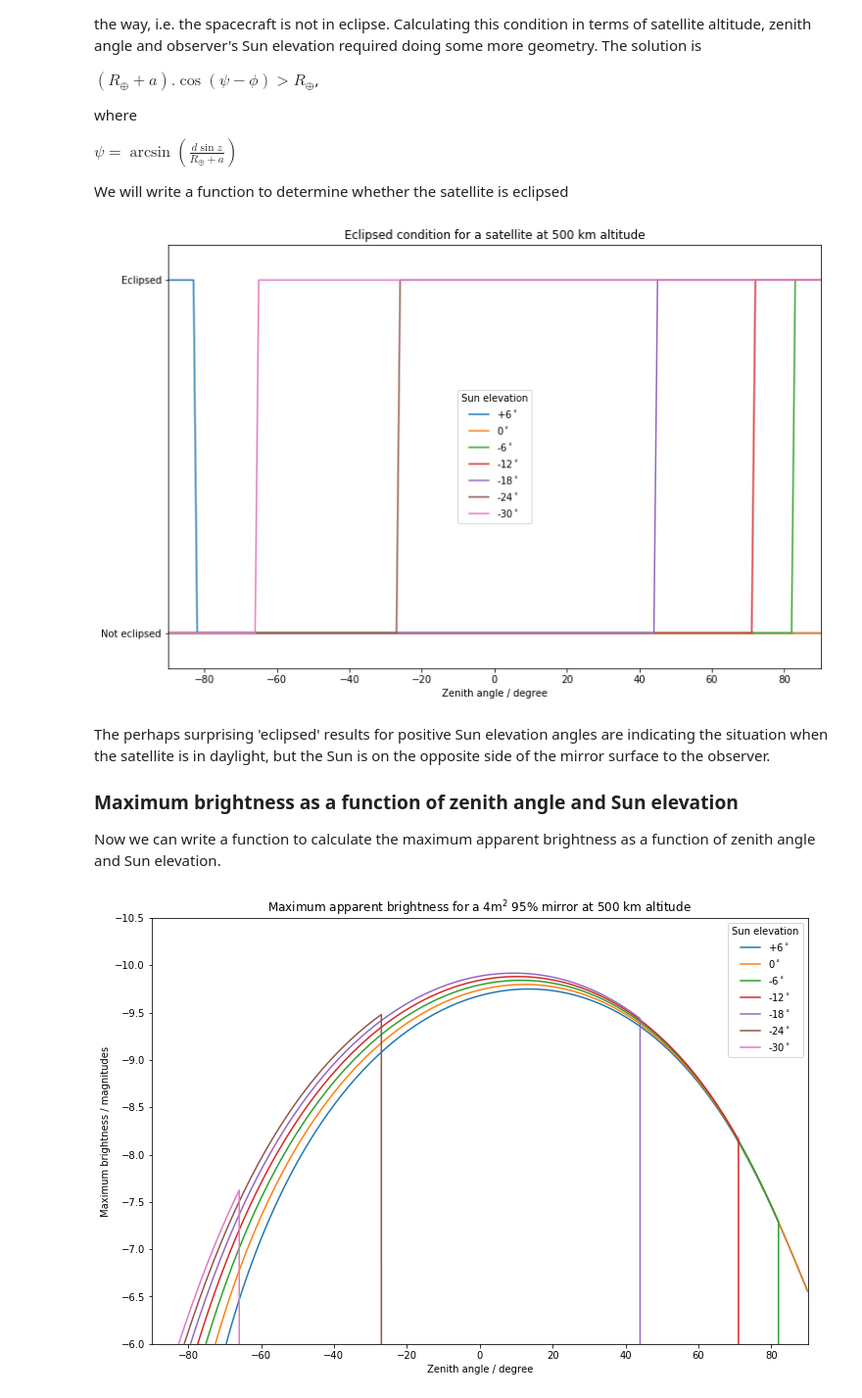
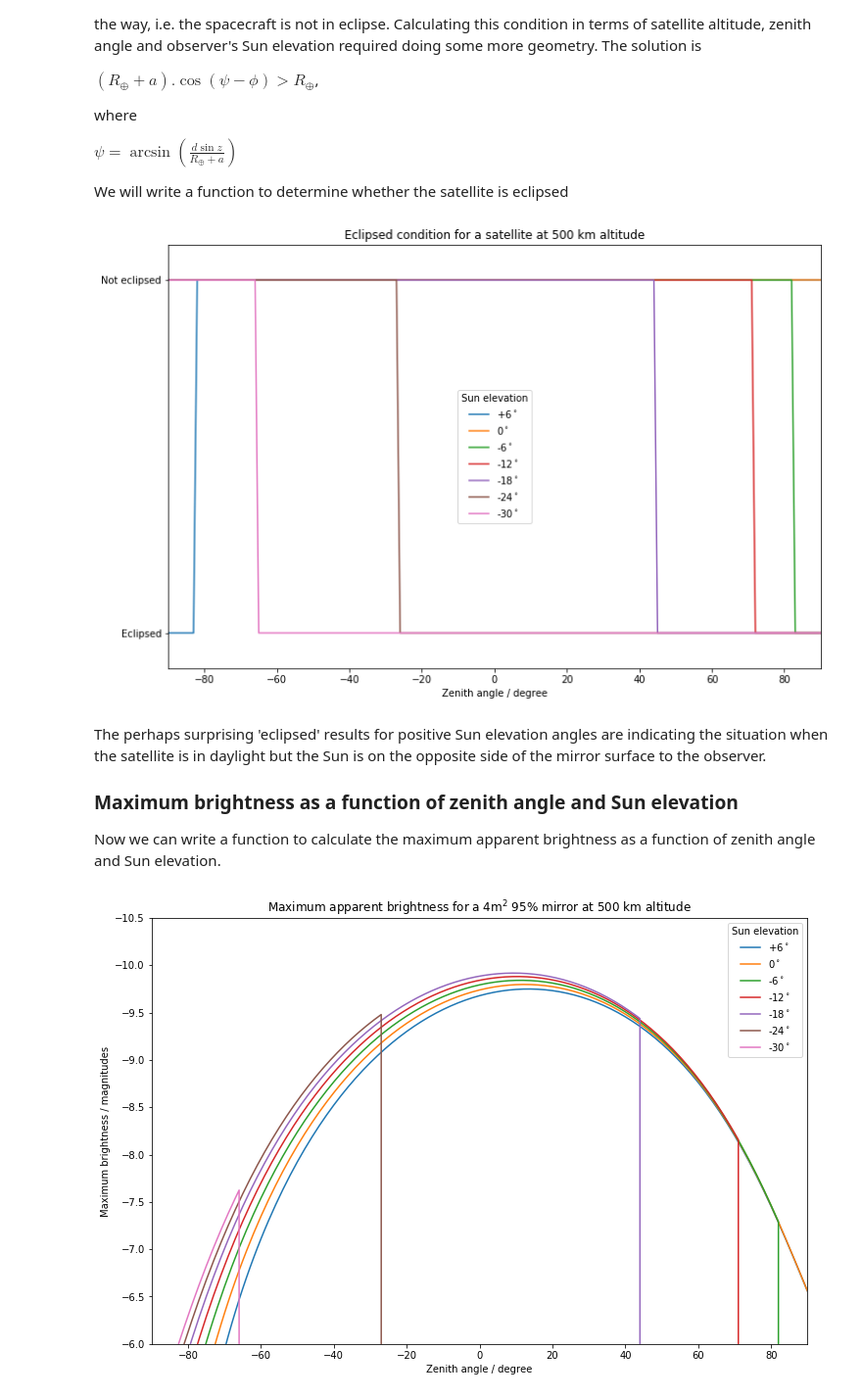
Before and after one commit to AnthonyHorton/spacecraftspotting, a Jupyter notebook: Mirror satellite brightness.ipynb, the cells around one changed output. Shown at 98% size. Drawn from its saved outputs; the diff is of its cells as text; code cells hidden in the pictures.

```diff
--- a/Mirror satellite brightness.ipynb
+++ b/Mirror satellite brightness.ipynb
@@ -121,22 +121,22 @@ def is_eclipsed(altitude, zenith_angle, sun_elevation):
 # %%
 plt.plot(angles, is_eclipsed(altitude, angles, +6* u.degree), label='+6$^\circ$')
 plt.plot(angles, is_eclipsed(altitude, angles, 0 * u.degree), label='0$^\circ$')
 plt.plot(angles, is_eclipsed(altitude, angles, -6 * u.degree), label='-6$^\circ$')
 plt.plot(angles, is_eclipsed(altitude, angles, -12 * u.degree), label='-12$^\circ$')
 plt.plot(angles, is_eclipsed(altitude, angles, -18 * u.degree), label='-18$^\circ$')
 plt.plot(angles, is_eclipsed(altitude, angles, -24 * u.degree), label='-24$^\circ$')
 plt.plot(angles, is_eclipsed(altitude, angles, -30 * u.degree), label='-30$^\circ$')
 plt.xlim(-90, 90)
-plt.ylim(-0.1,1.1)
+plt.ylim(1.1,-0.1)
 plt.xlabel('Zenith angle / degree')
 plt.yticks((0, 1), ('Not eclipsed', 'Eclipsed'))
 plt.title('Eclipsed condition for a satellite at 500 km altitude')
 plt.legend(title='Sun elevation')
 plt.gcf().set_size_inches(12, 8)
 # %% [output]
-[figure, old version]
+[figure, new version]
 # %% [markdown]
-The perhaps surprising 'eclipsed' results for positive Sun elevation angles are indicating the situation when the satellite is in daylight, but the Sun is on the opposite side of the mirror surface to the observer.
+The perhaps surprising 'eclipsed' results for positive Sun elevation angles are indicating the situation when the satellite is in daylight but the Sun is on the opposite side of the mirror surface to the observer.
 
 ### Maximum brightness as a function of zenith angle and Sun elevation
 
```
Also changed, not shown: parts of 18 cells of this notebook, 1 other file.
